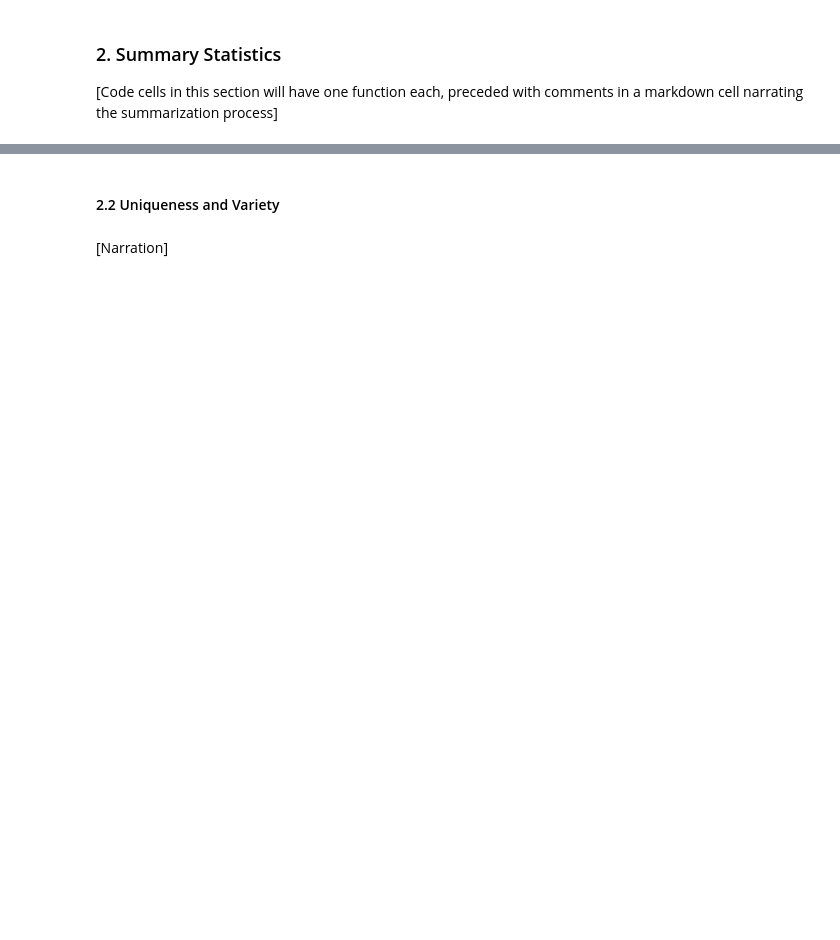
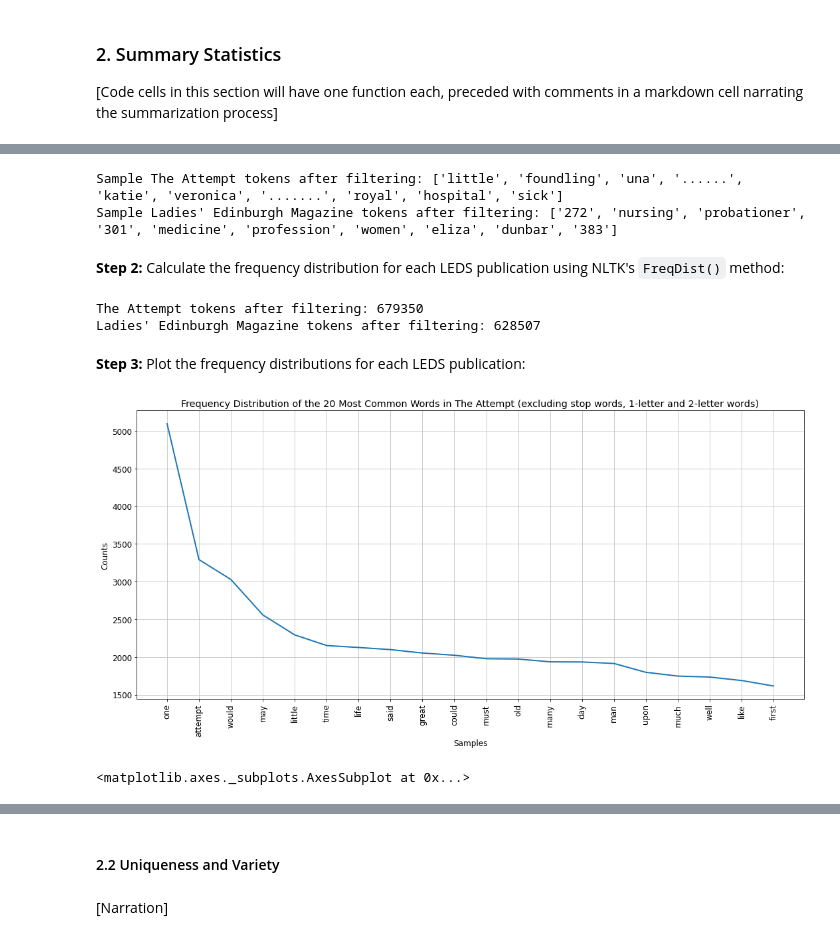
Before and after one commit to NLS-Digital-Scholarship/collections-as-data, a Jupyter notebook: Ladies_Edinburgh_Debating_Society_as_Data.ipynb, the cells around one changed output, grey strips where cells are left out. Saved outputs shown, nothing was run; the diff lists cells and outputs as text; code cells hidden in the pictures; blank space fills up the shorter version.

Commit message:
Calculating POS, summary stats, and distinguishing between the 2 LEDS publications

```diff
--- a/Ladies_Edinburgh_Debating_Society_as_Data.ipynb
+++ b/Ladies_Edinburgh_Debating_Society_as_Data.ipynb
@@ -320,0 +398,42 @@ Another form of standardization is
+# %%
+# Use NLTK's provided stop words for the English language
+to_exclude = list(set(stopwords.words('english')))
+
+# Filter one-letter words, two-letter words, and  stop words out of the list of The Attempt tokens
+attempt_min_three_letters = []
+for token_list in attempt_tokens:
+    attempt_min_three_letters += [t.lower() for t in token_list if len(t) > 2]
+attempt_filtered_tokens = [t for t in attempt_min_three_letters if not t in to_exclude]
+print("Sample The Attempt tokens after filtering:", attempt_filtered_tokens[60:70])
+
+# Filter one-letter words, two-letter words, and  stop words out of the list of Ladies' Edinburgh Magazine tokens
+mag_min_three_letters = []
+for token_list in mag_tokens:
+    mag_min_three_letters += [t.lower() for t in token_list if len(t) > 2]
+mag_filtered_tokens = [t for t in mag_min_three_letters if not t in to_exclude]
+print("Sample Ladies' Edinburgh Magazine tokens after filtering:", mag_filtered_tokens[200:210])
+# %% [output]
+Sample The Attempt tokens after filtering: ['little', 'foundling', 'una', '......', 'katie', 'veronica', '.......', 'royal', 'hospital', 'sick']
+Sample Ladies' Edinburgh Magazine tokens after filtering: ['272', 'nursing', 'probationer', '301', 'medicine', 'profession', 'women', 'eliza', 'dunbar', '383']
+# %% [markdown]
+**Step 2:** Calculate the frequency distribution for each LEDS publication using NLTK's ``FreqDist()`` method:
+# %%
+# Calculate the frequency distribution for each filtered list of tokens
+attempt_fdist = FreqDist(attempt_filtered_tokens)
+print("The Attempt tokens after filtering:", attempt_fdist.N())
+
+mag_fdist = FreqDist(mag_filtered_tokens)
+print("Ladies' Edinburgh Magazine tokens after filtering:", mag_fdist.N())
+# %% [output]
+The Attempt tokens after filtering: 679350
+Ladies' Edinburgh Magazine tokens after filtering: 628507
+# %% [markdown]
+**Step 3:** Plot the frequency distributions for each LEDS publication:
+# %%
+# Visualize the frequency distribution for a select number of tokens
+plt.figure(figsize = (18, 8))                # customize the width and height of the plot
+plt.rc('font', size=12)                       # customize the font size of the title, axes names, and axes labels
+attempt_fdist.plot(20, title='Frequency Distribution of the 20 Most Common Words in The Attempt (excluding stop words, 1-letter and 2-letter words)')
+# %% [output]
+[figure, added]
+<matplotlib.axes._subplots.AxesSubplot at 0x...>
```
Also changed, not shown: parts of 33 cells of this notebook, 1 other file.
